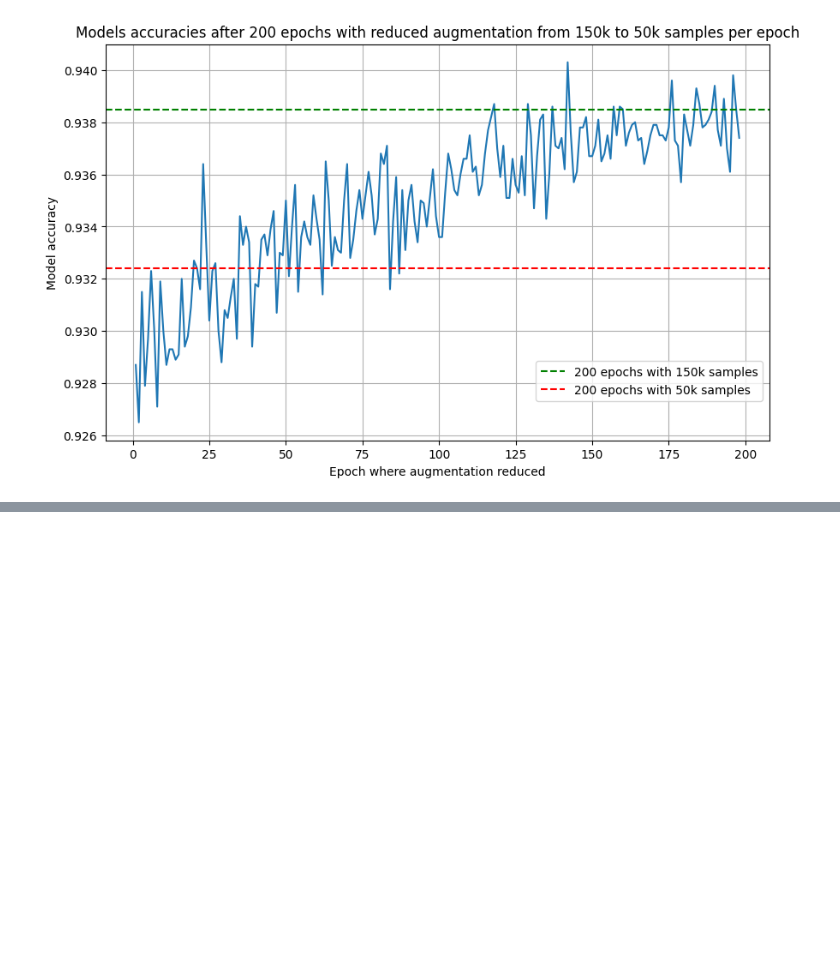
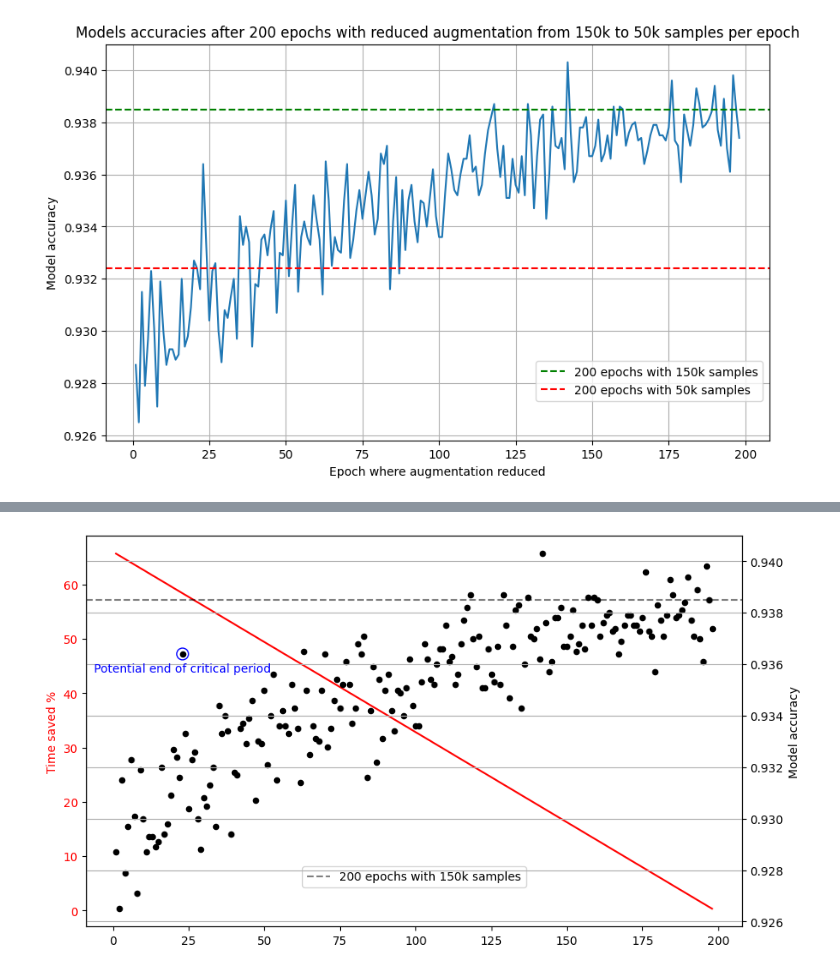
Before and after one commit to baunilhamarga/critical-periods, a Jupyter notebook: plots/no_aug_plot.ipynb, the cells around one changed output, grey strips where cells are left out. Cells and saved outputs as stored; diff of their text form; code cells hidden in the pictures; blank space fills up the shorter version.

```diff
--- a/plots/no_aug_plot.ipynb
+++ b/plots/no_aug_plot.ipynb
@@ -75,0 +90,48 @@ plt.show()
+# %%
+# Plot
+plt.figure(figsize=(10, 6))
+
+# Generate y values for the secondary y-axis
+time_saved = np.linspace(66, 0, num=len(epochs))
+
+# Swap left and right axes: Use the secondary axis (time saved) on the left and accuracy on the right
+# Plot the secondary y-axis data on the primary axis
+plt.plot(epochs[1:-1], time_saved[1:-1], color='red')
+
+# Create the new secondary y-axis (accuracy)
+ax1 = plt.gca()
+ax2 = ax1.twinx()
+
+# Scatter plot of accuracies on the secondary y-axis
+ax2.scatter(epochs[1:-1], accuracies[1:-1], color='black', s=20)
+ax2.axhline(y=accuracies[-1], color='black', linestyle='--', label=f'{n} epochs with {k_hi*original_train_size//1000}k samples', alpha=0.5)
+
+# Highlight epoch 24 with a red circle
+epoch_to_highlight = 23
+accuracy_at_highlight = accuracies[epoch_to_highlight]
+ax2.scatter(epoch_to_highlight, accuracy_at_highlight, edgecolor='blue', facecolor='none', zorder=5, s=100)
+ax2.annotate(f'Potential end of critical period', (epoch_to_highlight, accuracy_at_highlight),
+             textcoords="offset points", xytext=(0, -15), ha='center', color='blue')
+
+# Combine legends from both axes
+lines, labels = ax1.get_legend_handles_labels()
+lines2, labels2 = ax2.get_legend_handles_labels()
+ax1.legend(lines + lines2, labels + labels2, loc='lower center', bbox_to_anchor=(0.5, 0.1), borderaxespad=0.)
+
+# Title and labels
+plt.xlabel('Epoch where augmentation reduced')
+ax1.set_ylabel('Time saved %', color='red')
+ax2.set_ylabel('Model accuracy', color='black')
+ax1.tick_params(axis='y', labelcolor='red')
+ax2.tick_params(axis='y', labelcolor='black')
+
+# Enable grid
+plt.grid(True)
+
+# Save the plot
+plt.savefig(f'./figures/{model}_{dataset}_critical_oracle_scatter2.pdf', format='pdf', bbox_inches='tight')
+
+# Show the plot
+plt.show()
+# %% [output]
+[figure, added]
```
Also changed, not shown: parts of 2 cells of this notebook, 2 other files.
